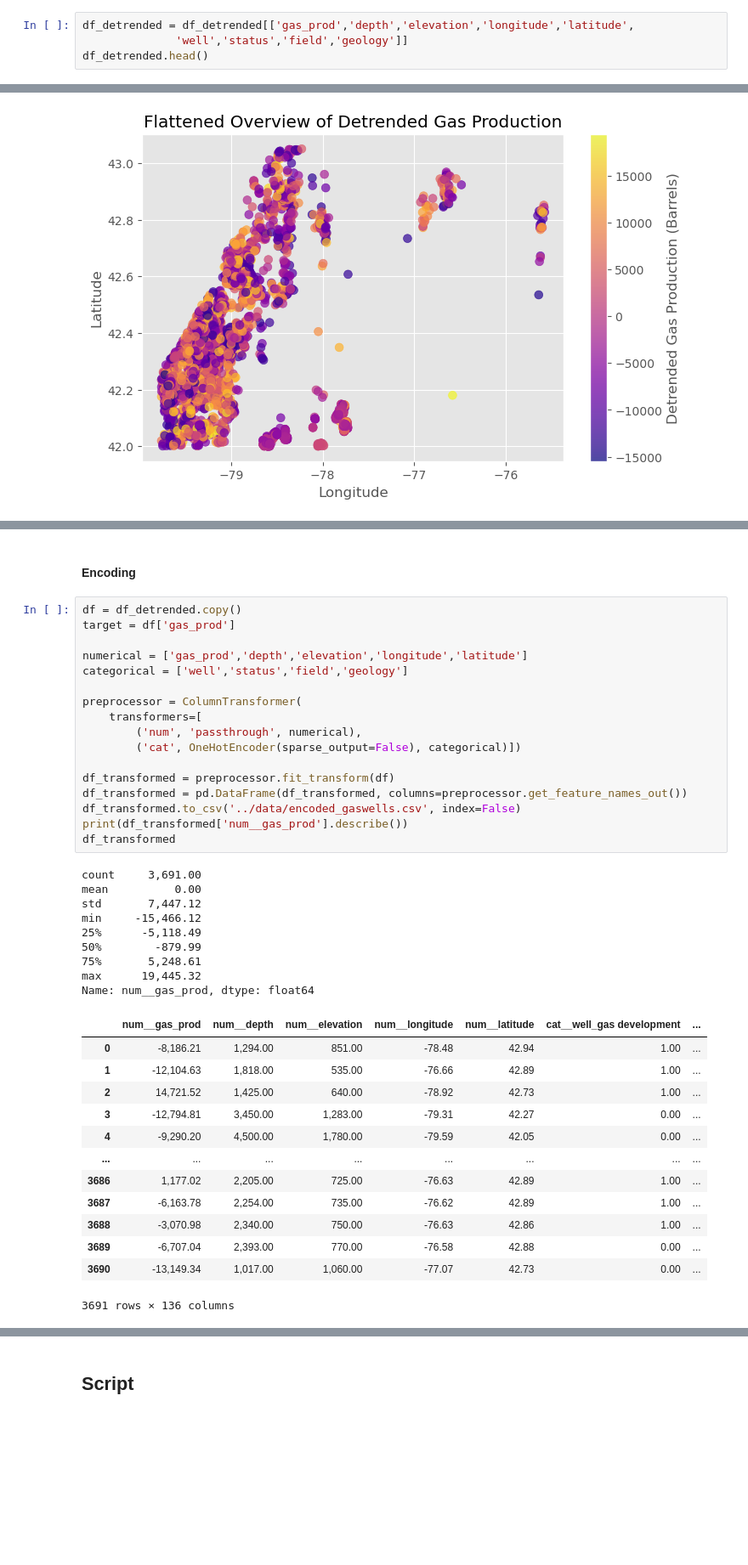
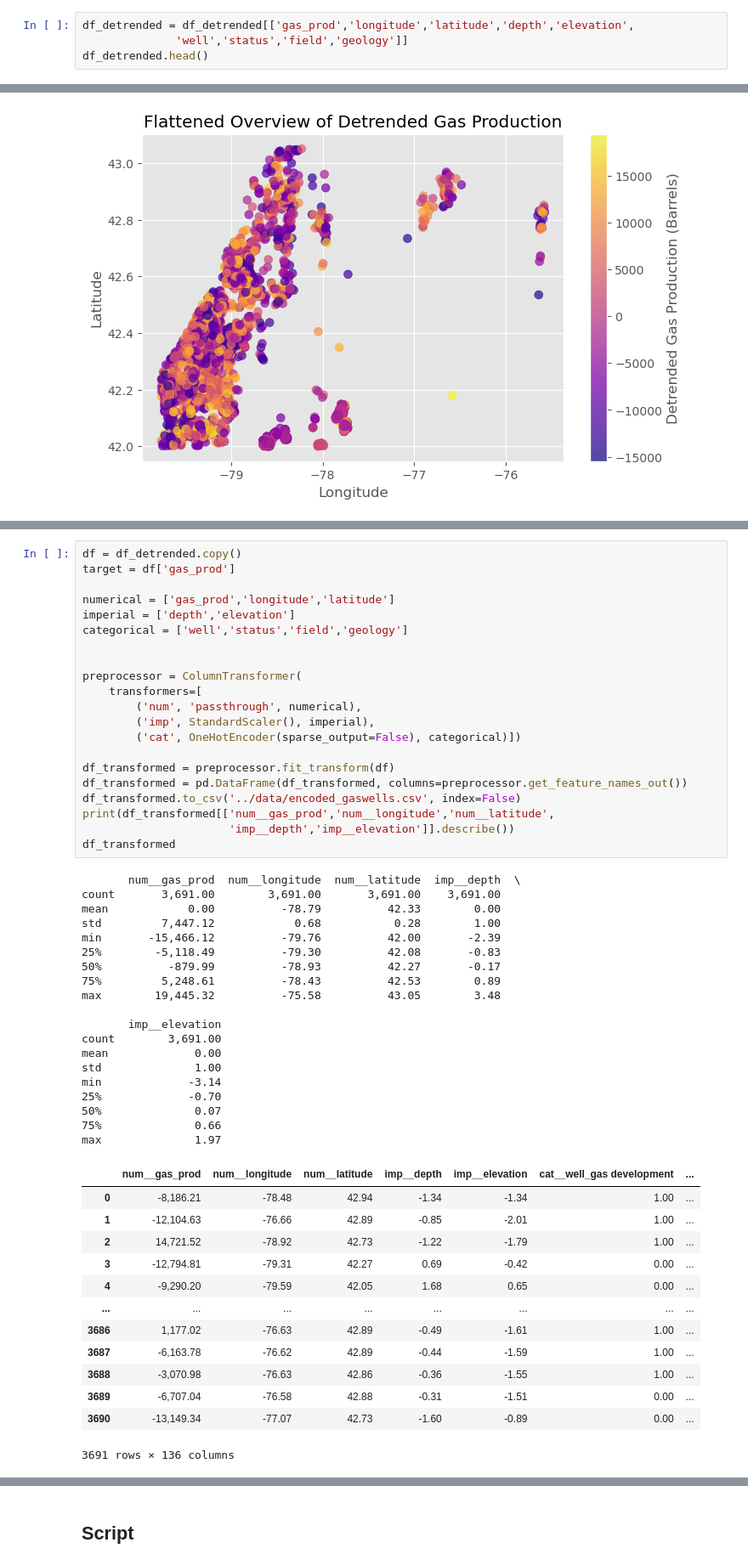
Before and after one commit to mrhussaink7/nys-gas-potential, a Jupyter notebook: code/model_development.ipynb, the cells around one changed output, grey strips where cells are left out. Shown at 85% size. Cells and saved outputs as stored; diff of their text form; blank space fills up the shorter version.

```diff
--- a/code/model_development.ipynb
+++ b/code/model_development.ipynb
@@ -302,7 +305,7 @@ min   -15,466.12   181.00       8.00     -79.76     42.00
 75%     5,248.61 3,670.00   1,785.50     -78.43     42.53
 max    19,445.32 6,412.00   2,398.00     -75.58     43.05
 # %%
-df_detrended = df_detrended[['gas_prod','depth','elevation','longitude','latitude',
+df_detrended = df_detrended[['gas_prod','longitude','latitude','depth','elevation',
               'well','status','field','geology']]
 df_detrended.head()
 # %% [output]
@@ -361,43 +364,55 @@ plt.close()
-# %% [markdown]
-#### Encoding
 # %%
 df = df_detrended.copy()
 target = df['gas_prod']
 
-numerical = ['gas_prod','depth','elevation','longitude','latitude']
+numerical = ['gas_prod','longitude','latitude']
+imperial = ['depth','elevation']
 categorical = ['well','status','field','geology']
+
 
 preprocessor = ColumnTransformer(
     transformers=[
         ('num', 'passthrough', numerical),
+        ('imp', StandardScaler(), imperial),
         ('cat', OneHotEncoder(sparse_output=False), categorical)])
 
 df_transformed = preprocessor.fit_transform(df)
 df_transformed = pd.DataFrame(df_transformed, columns=preprocessor.get_feature_names_out())
 df_transformed.to_csv('../data/encoded_gaswells.csv', index=False)
-print(df_transformed['num__gas_prod'].describe())
+print(df_transformed[['num__gas_prod','num__longitude','num__latitude',
+                      'imp__depth','imp__elevation']].describe())
 df_transformed
 # %% [output]
-count     3,691.00
-mean          0.00
-std       7,447.12
-min     -15,466.12
-25%      -5,118.49
-50%        -879.99
-75%       5,248.61
-max      19,445.32
-Name: num__gas_prod, dtype: float64
+       num__gas_prod  num__longitude  num__latitude  imp__depth  \
+count       3,691.00        3,691.00       3,691.00    3,691.00
+mean            0.00          -78.79          42.33        0.00
+std         7,447.12            0.68           0.28        1.00
+min       -15,466.12          -79.76          42.00       -2.39
+25%        -5,118.49          -79.30          42.08       -0.83
+50%          -879.99          -78.93          42.27       -0.17
+75%         5,248.61          -78.43          42.53        0.89
+max        19,445.32          -75.58          43.05        3.48
+
+       imp__elevation
+count        3,691.00
+mean             0.00
+std              1.00
+min             -3.14
+25%             -0.70
+50%              0.07
+75%              0.66
+max              1.97
-|  | num__gas_prod | num__depth | num__elevation | num__longitude | num__latitude | cat__well_gas development | ... |
-| 0 | -8,186.21 | 1,294.00 | 851.00 | -78.48 | 42.94 | 1.00 | ... |
-| 1 | -12,104.63 | 1,818.00 | 535.00 | -76.66 | 42.89 | 1.00 | ... |
-| 2 | 14,721.52 | 1,425.00 | 640.00 | -78.92 | 42.73 | 1.00 | ... |
-| 3 | -12,794.81 | 3,450.00 | 1,283.00 | -79.31 | 42.27 | 0.00 | ... |
-| 4 | -9,290.20 | 4,500.00 | 1,780.00 | -79.59 | 42.05 | 0.00 | ... |
+|  | num__gas_prod | num__longitude | num__latitude | imp__depth | imp__elevation | cat__well_gas development | ... |
+| 0 | -8,186.21 | -78.48 | 42.94 | -1.34 | -1.34 | 1.00 | ... |
+| 1 | -12,104.63 | -76.66 | 42.89 | -0.85 | -2.01 | 1.00 | ... |
+| 2 | 14,721.52 | -78.92 | 42.73 | -1.22 | -1.79 | 1.00 | ... |
+| 3 | -12,794.81 | -79.31 | 42.27 | 0.69 | -0.42 | 0.00 | ... |
+| 4 | -9,290.20 | -79.59 | 42.05 | 1.68 | 0.65 | 0.00 | ... |
 | ... | ... | ... | ... | ... | ... | ... | ... |
-| 3686 | 1,177.02 | 2,205.00 | 725.00 | -76.63 | 42.89 | 1.00 | ... |
-| 3687 | -6,163.78 | 2,254.00 | 735.00 | -76.62 | 42.89 | 1.00 | ... |
-| 3688 | -3,070.98 | 2,340.00 | 750.00 | -76.63 | 42.86 | 1.00 | ... |
-| 3689 | -6,707.04 | 2,393.00 | 770.00 | -76.58 | 42.88 | 0.00 | ... |
-| 3690 | -13,149.34 | 1,017.00 | 1,060.00 | -77.07 | 42.73 | 0.00 | ... |
+| 3686 | 1,177.02 | -76.63 | 42.89 | -0.49 | -1.61 | 1.00 | ... |
+| 3687 | -6,163.78 | -76.62 | 42.89 | -0.44 | -1.59 | 1.00 | ... |
+| 3688 | -3,070.98 | -76.63 | 42.86 | -0.36 | -1.55 | 1.00 | ... |
+| 3689 | -6,707.04 | -76.58 | 42.88 | -0.31 | -1.51 | 0.00 | ... |
+| 3690 | -13,149.34 | -77.07 | 42.73 | -1.60 | -0.89 | 0.00 | ... |
 3691 rows × 136 columns
 # %% [markdown]
```
Also changed, not shown: parts of 31 cells of this notebook, 5 other files.
